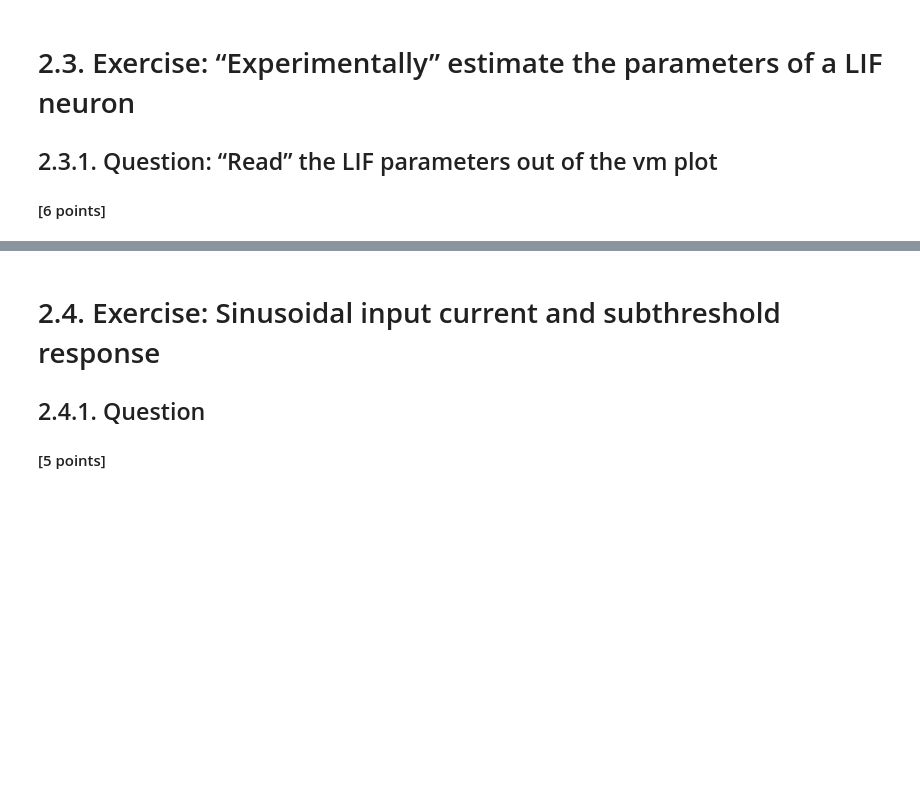
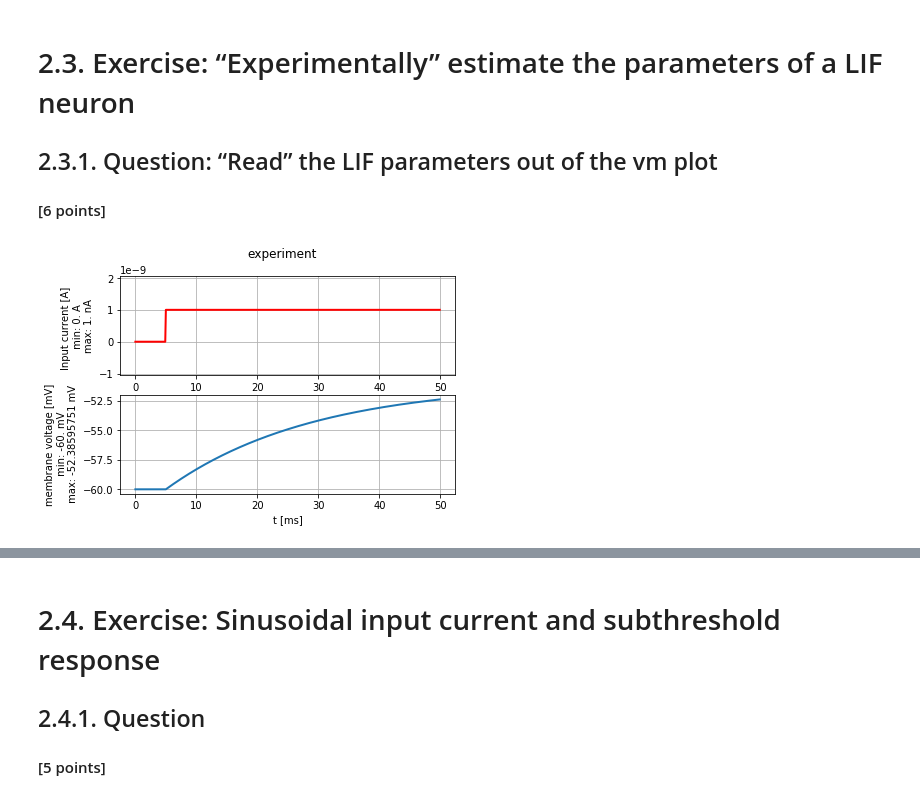
Before and after one commit to Shrecki/BioModNN, a Jupyter notebook: Ex2_Fabrice_Guibert_000.ipynb, the cells around one changed output, grey strips where cells are left out. Cells and saved outputs as stored; diff of their text form; code cells hidden in the pictures; blank space fills up the shorter version.

Commit message:
Added again some code for the first part as well as some comments. What's missing: - Justification for membrane resistance & membrane time-scale - Missing 2.4.2-.4 -Missing 2.5

```diff
--- a/Ex2_Fabrice_Guibert_000.ipynb
+++ b/Ex2_Fabrice_Guibert_000.ipynb
@@ -222,18 +224,20 @@ For each current, run the simulation for 500ms and determine the firing frequenc
 ## 2.3.1. Question: “Read” the LIF parameters out of the vm plot
 #### [6 points]
 # %%
-# get a random parameter. provide a random seed to have a reproducible experiment
-random_parameters = LIF.get_random_param_set(random_seed=432)
+def randomSimulation(t_start_, t_end_, amplitude_):
+     #get a random parameter. provide a random seed to have a reproducible experiment
+    random_parameters = LIF.get_random_param_set(random_seed=432)
 
-# define your test current
-test_current = input_factory.get_step_current(
-    t_start=..., t_end=..., unit_time=b2.ms, amplitude= ... * b2.namp)
+     #define your test current
+    test_current = input_factory.get_step_current(
+    t_start= t_start_, t_end= t_end_, unit_time=b2.ms, amplitude= amplitude_ * b2.namp)
 
-# probe the neuron. pass the test current AND the random params to the function
-state_monitor, spike_monitor = LIF.simulate_random_neuron(test_current, random_parameters)
+     #probe the neuron. pass the test current AND the random params to the function
+    state_monitor, spike_monitor = LIF.simulate_random_neuron(test_current, random_parameters)
 
-# plot
-plot_tools.plot_voltage_and_current_traces(state_monitor, test_current, title="experiment")
-
-# print the parameters to the console and compare with your estimates
-# LIF.print_obfuscated_parameters(random_parameters)
+     #plot
+    plot_tools.plot_voltage_and_current_traces(state_monitor, test_current, title="experiment")
+# %%
+randomSimulation(5,100,1.)
+# %% [output]
+[figure, added]
```
Also changed, not shown: parts of 14 cells of this notebook.
